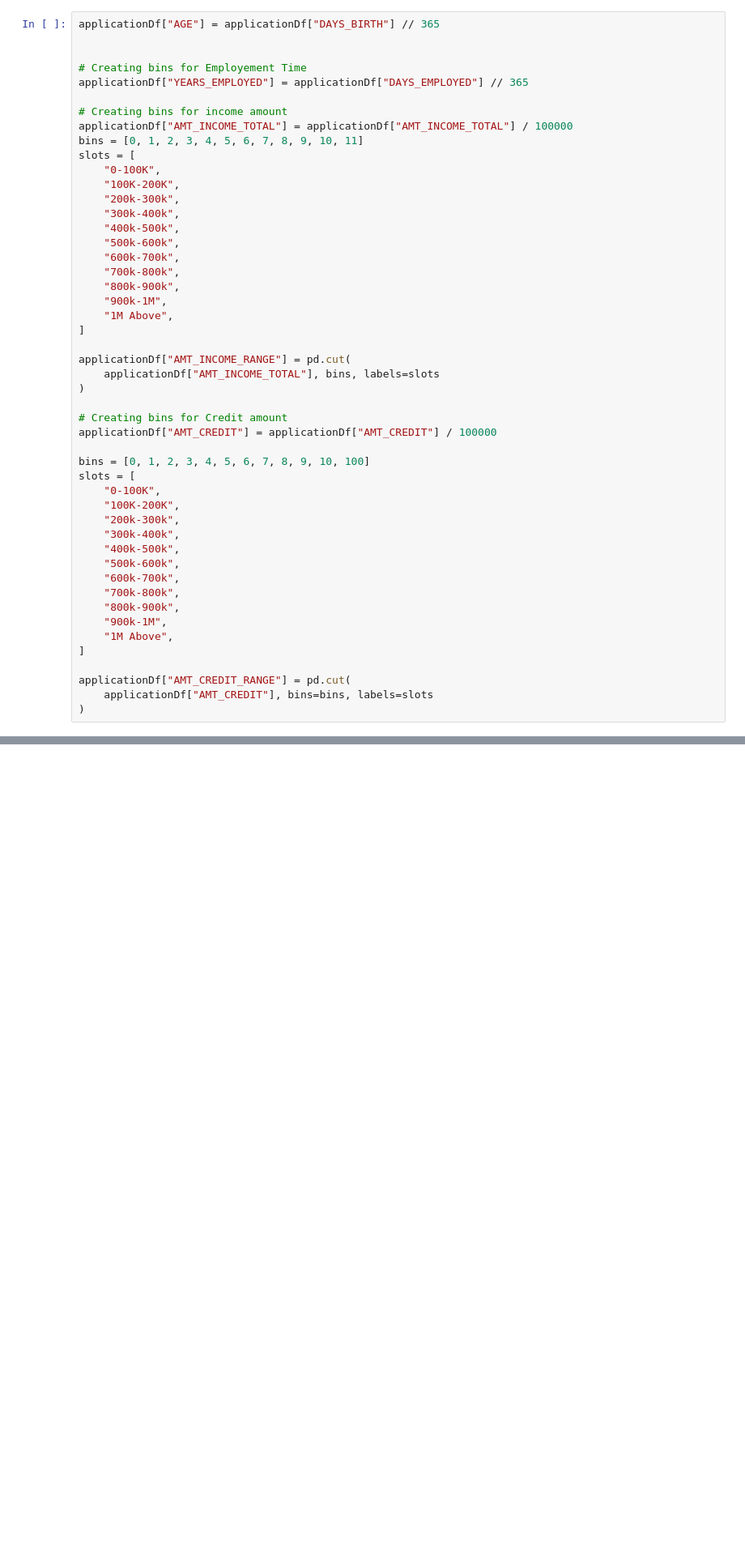
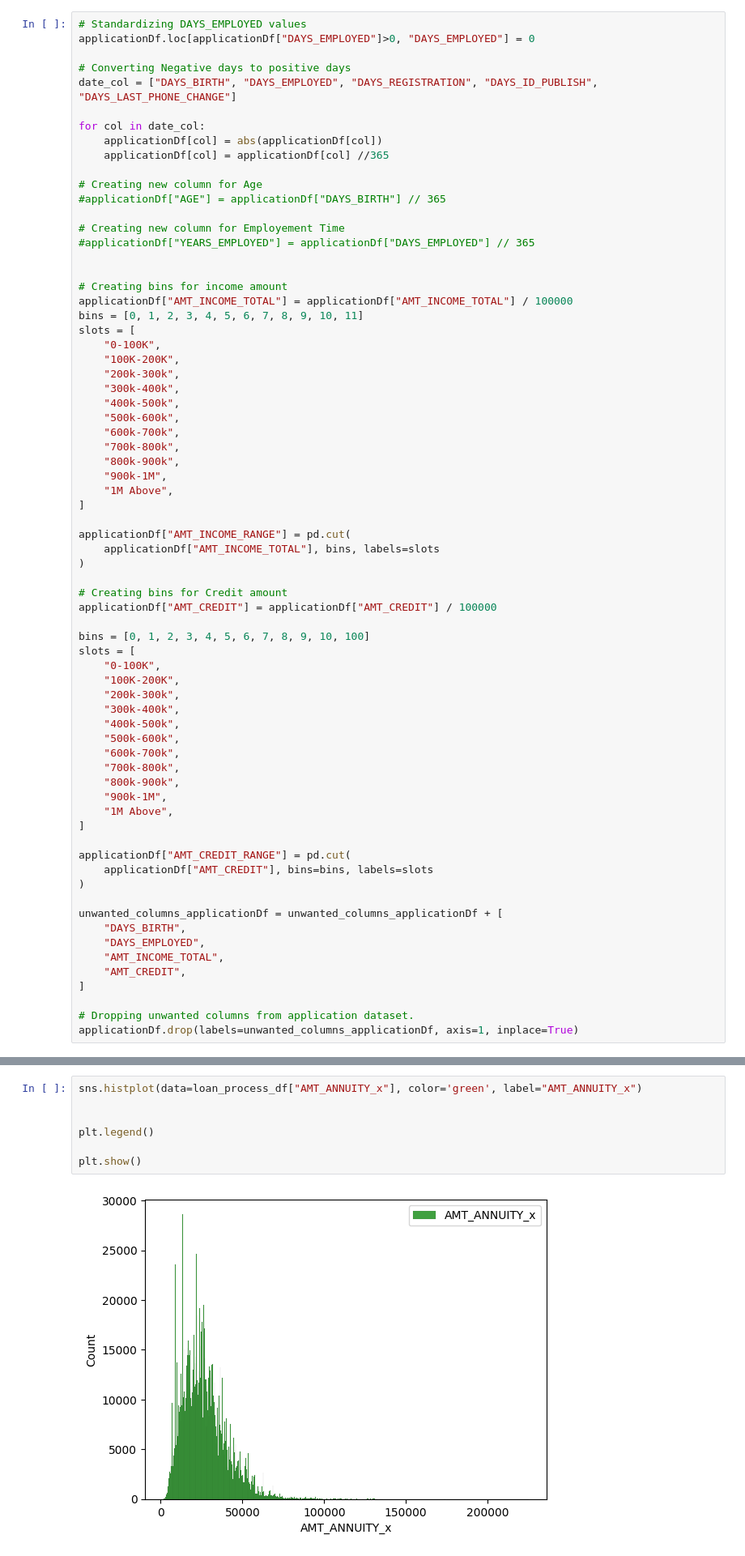
Before and after one commit to CR-Digital-Innovation/loan-default-prediction, a Jupyter notebook: notebooks/Data Ingestion & EDA.ipynb, the cells around one changed output, grey strips where cells are left out. Shown: that part at 81% size. Drawn from its saved outputs; the diff is of its cells as text; blank space fills up the shorter version.

```diff
--- a/notebooks/Data Ingestion & EDA.ipynb
+++ b/notebooks/Data Ingestion & EDA.ipynb
@@ -227,9 +256,20 @@ previousDf["DAYS_DECISION"] = abs(previousDf["DAYS_DECISION"])
 # %%
-applicationDf["AGE"] = applicationDf["DAYS_BIRTH"] // 365
+# Standardizing DAYS_EMPLOYED values
+applicationDf.loc[applicationDf["DAYS_EMPLOYED"]>0, "DAYS_EMPLOYED"] = 0
 
+# Converting Negative days to positive days
+date_col = ["DAYS_BIRTH", "DAYS_EMPLOYED", "DAYS_REGISTRATION", "DAYS_ID_PUBLISH", "DAYS_LAST_PHONE_CHANGE"]
 
-# Creating bins for Employement Time
-applicationDf["YEARS_EMPLOYED"] = applicationDf["DAYS_EMPLOYED"] // 365
+for col in date_col:
+    applicationDf[col] = abs(applicationDf[col])
+    applicationDf[col] = applicationDf[col] //365
+
+# Creating new column for Age
+#applicationDf["AGE"] = applicationDf["DAYS_BIRTH"] // 365
+
+# Creating new column for Employement Time
+#applicationDf["YEARS_EMPLOYED"] = applicationDf["DAYS_EMPLOYED"] // 365
+
 
 # Creating bins for income amount
 applicationDf["AMT_INCOME_TOTAL"] = applicationDf["AMT_INCOME_TOTAL"] / 100000
@@ -273,3 +313,13 @@ slots = [
 applicationDf["AMT_CREDIT_RANGE"] = pd.cut(
     applicationDf["AMT_CREDIT"], bins=bins, labels=slots
 )
+
+unwanted_columns_applicationDf = unwanted_columns_applicationDf + [
+    "DAYS_BIRTH",
+    "DAYS_EMPLOYED",
+    "AMT_INCOME_TOTAL",
+    "AMT_CREDIT",
+]
+
+# Dropping unwanted columns from application dataset.
+applicationDf.drop(labels=unwanted_columns_applicationDf, axis=1, inplace=True)
@@ -369,0 +550,9 @@ dtype: float64
+# %%
+sns.histplot(data=loan_process_df["AMT_ANNUITY_x"], color='green', label="AMT_ANNUITY_x")
+
+
+plt.legend()
+
+plt.show()
+# %% [output]
+[figure, added]
```
Also changed, not shown: parts of 30 cells of this notebook, 5 other files.
